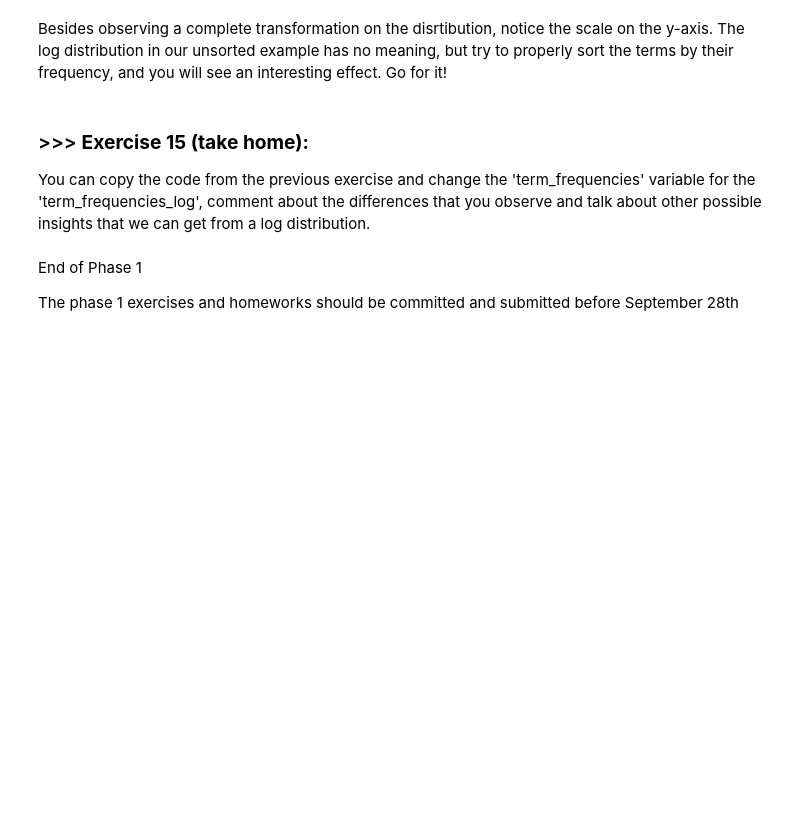
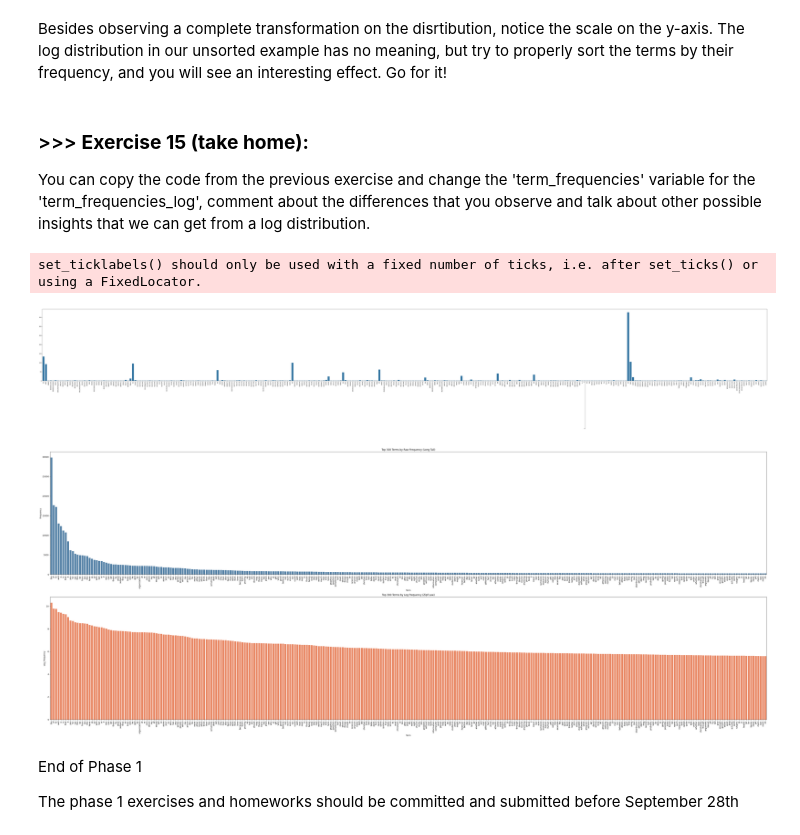
Before and after one commit to Deniz-Can/DM2025-Lab1-Exercise, a Jupyter notebook: DM2025-Lab1-Master.ipynb, the cells around one changed output. Saved outputs shown, nothing was run; the diff lists cells and outputs as text; code cells hidden in the pictures; blank space fills up the shorter version.

```diff
--- a/DM2025-Lab1-Master.ipynb
+++ b/DM2025-Lab1-Master.ipynb
@@ -1303,3 +1375,49 @@ You can copy the code from the previous exercise and change the 'term_frequencie
+# %%
+# Answer here
+
+# comments and observations
+# # difference
+# The raw frequency plot shows a few very high-frequency terms dominating the visualization, making it hard to see the distribution of lower-frequency terms.
+# It is dominated by a few "skyscraper" term with very high counts and most other words appear to be almost flatlined.
+# # This is because text data is usually heavily skwed, with a small number of very common words and a long tail of rare words.
+# The log transformation compresses the scale of high-frequency terms and expands the scale of low-frequency terms.
+# This makes the distribution of term frequencies more balanced and easier to interpret for the human eye.
+
+plt.subplots(figsize=(100, 10))
+g = sns.barplot(x=count_vect.get_feature_names_out()[:300],
+                y=term_frequencies[:300])
+g.set_xticklabels(count_vect.get_feature_names_out()[:300], rotation = 90);
+
+
+
+# other important insights from the log distribution by sorting for frequency include Zipf's Law which is shown by the log frequency plot.
+# Zipf's Law states that in a given corpus, the frequency of any word is inversely proportional to its rank in the frequency table.
+# This means that a few words are used very frequently, while many words are used rarely.
+# The log frequency plot reveals this pattern more clearly, showing a gradual decline in term frequencies rather than a few dominant terms.
+df_all = pd.DataFrame({
+    'Term': count_vect.get_feature_names_out(),
+    'Frequency': term_frequencies,
+    'Log_Frequency': term_frequencies_log
+})
+
+df_sorted = df_all.sort_values(by='Frequency', ascending=False)
+df_top_300 = df_sorted.head(300)
+
+fig, axes = plt.subplots(2, 1, figsize=(50, 20))
+# sorted raw frequency
+sns.barplot(ax=axes[0],x=df_top_300['Term'], y=df_top_300['Frequency'], color='steelblue')
+axes[0].set_title('Top 300 Terms by Raw Frequency (Long Tail)')
+axes[0].tick_params(axis='x', rotation=90)
+# sorted log frequency
+sns.barplot(ax=axes[1],x=df_top_300['Term'], y=df_top_300['Log_Frequency'], color='coral')
+axes[1].set_title('Top 300 Terms by Log Frequency (Zipf Law)')
+axes[1].tick_params(axis='x', rotation=90)
+plt.tight_layout()
+plt.show()
+# %% [output]
+set_ticklabels() should only be used with a fixed number of ticks, i.e. after set_ticks() or using a FixedLocator.
+[figure, added]
+[figure, added]
 # %% [markdown]
 End of Phase 1
 
```
Also changed, not shown: parts of 8 cells of this notebook.
